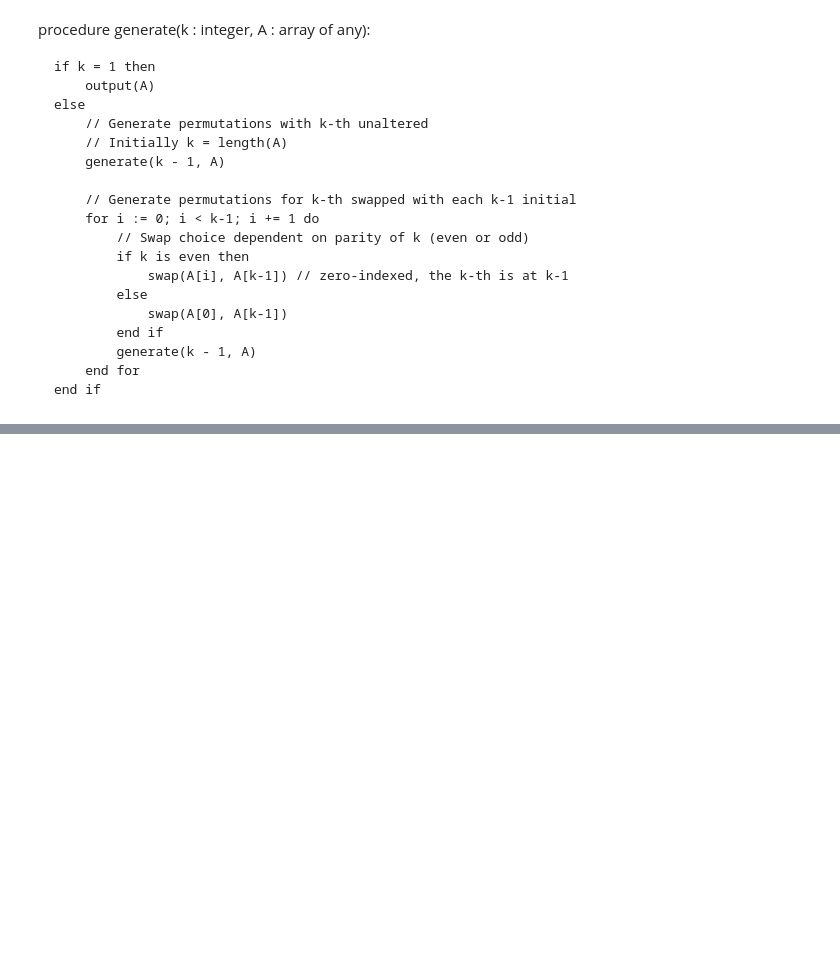
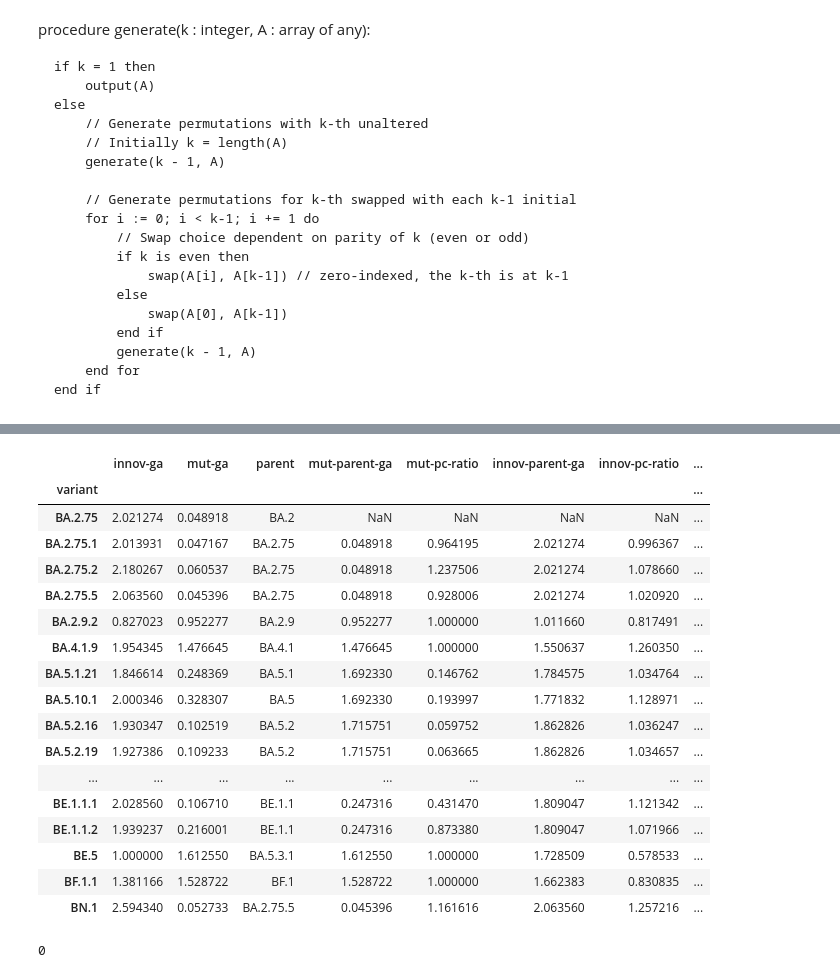
Before and after one commit to blab/sars2-epistasis-modeling, a Jupyter notebook: mutations-by-variant/model-comparison-and-outliers.ipynb, the cells around one changed output, grey strips where cells are left out. Cells and saved outputs as stored; diff of their text form; code cells hidden in the pictures; blank space fills up the shorter version.

```diff
--- a/mutations-by-variant/model-comparison-and-outliers.ipynb
+++ b/mutations-by-variant/model-comparison-and-outliers.ipynb
@@ -440,0 +619,21 @@ procedure generate(k : integer, A : array of any):
+# %%
+ga_df_outlier
+# %% [output]
+|  | innov-ga | mut-ga | parent | mut-parent-ga | mut-pc-ratio | innov-parent-ga | innov-pc-ratio | ... |
+| variant |  |  |  |  |  |  |  | ... |
+| BA.2.75 | 2.021274 | 0.048918 | BA.2 | NaN | NaN | NaN | NaN | ... |
+| BA.2.75.1 | 2.013931 | 0.047167 | BA.2.75 | 0.048918 | 0.964195 | 2.021274 | 0.996367 | ... |
+| BA.2.75.2 | 2.180267 | 0.060537 | BA.2.75 | 0.048918 | 1.237506 | 2.021274 | 1.078660 | ... |
+| BA.2.75.5 | 2.063560 | 0.045396 | BA.2.75 | 0.048918 | 0.928006 | 2.021274 | 1.020920 | ... |
+| BA.2.9.2 | 0.827023 | 0.952277 | BA.2.9 | 0.952277 | 1.000000 | 1.011660 | 0.817491 | ... |
+| BA.4.1.9 | 1.954345 | 1.476645 | BA.4.1 | 1.476645 | 1.000000 | 1.550637 | 1.260350 | ... |
+| BA.5.1.21 | 1.846614 | 0.248369 | BA.5.1 | 1.692330 | 0.146762 | 1.784575 | 1.034764 | ... |
+| BA.5.10.1 | 2.000346 | 0.328307 | BA.5 | 1.692330 | 0.193997 | 1.771832 | 1.128971 | ... |
+| BA.5.2.16 | 1.930347 | 0.102519 | BA.5.2 | 1.715751 | 0.059752 | 1.862826 | 1.036247 | ... |
+| BA.5.2.19 | 1.927386 | 0.109233 | BA.5.2 | 1.715751 | 0.063665 | 1.862826 | 1.034657 | ... |
+| ... | ... | ... | ... | ... | ... | ... | ... | ... |
+| BE.1.1.1 | 2.028560 | 0.106710 | BE.1.1 | 0.247316 | 0.431470 | 1.809047 | 1.121342 | ... |
+| BE.1.1.2 | 1.939237 | 0.216001 | BE.1.1 | 0.247316 | 0.873380 | 1.809047 | 1.071966 | ... |
+| BE.5 | 1.000000 | 1.612550 | BA.5.3.1 | 1.612550 | 1.000000 | 1.728509 | 0.578533 | ... |
+| BF.1.1 | 1.381166 | 1.528722 | BF.1 | 1.528722 | 1.000000 | 1.662383 | 0.830835 | ... |
+| BN.1 | 2.594340 | 0.052733 | BA.2.75.5 | 0.045396 | 1.161616 | 2.063560 | 1.257216 | ... |
@@ -440,0 +667,4 @@ procedure generate(k : integer, A : array of any):
+# %%
+cum_fitness_pivot
+# %% [output]
+0
```
Also changed, not shown: parts of 26 cells of this notebook, 1 other file.
